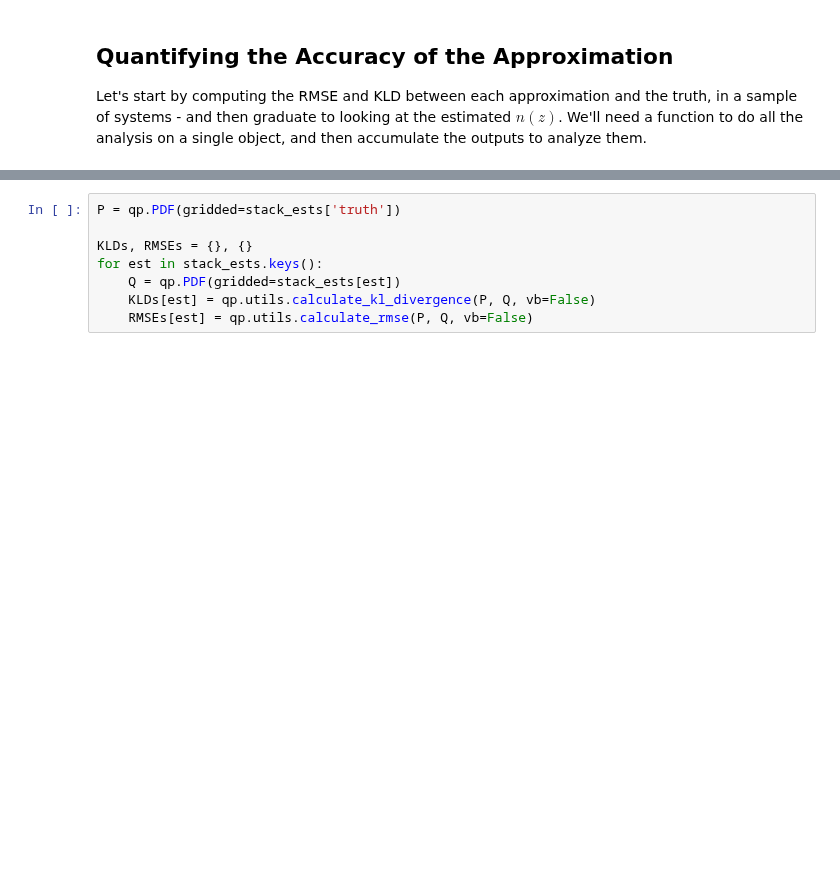
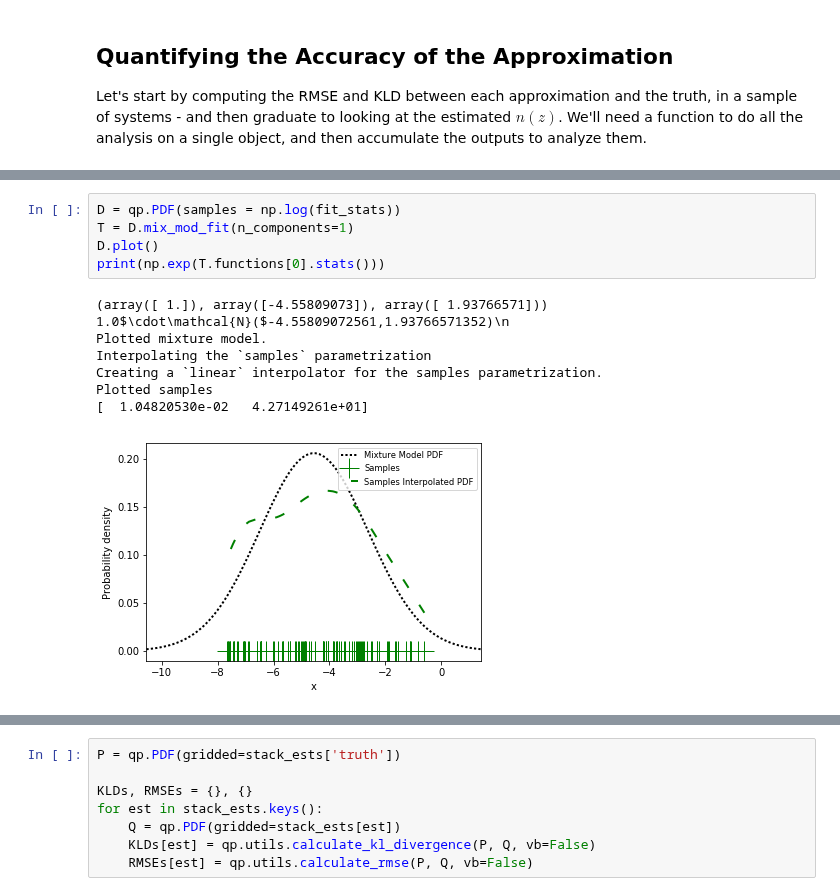
Before and after one commit to aimalz/qp, a Jupyter notebook: docs/desc-0000-qp-photo-z_approximation/research/data_exploration.ipynb, the cells around one changed output, grey strips where cells are left out. Cells and saved outputs as stored; diff of their text form; blank space fills up the shorter version.

```diff
--- a/docs/desc-0000-qp-photo-z_approximation/research/data_exploration.ipynb
+++ b/docs/desc-0000-qp-photo-z_approximation/research/data_exploration.ipynb
@@ -181,3 +202,17 @@ results = analyze(pdfs_to_use, 2, z, 10)
+# %%
+D = qp.PDF(samples = np.log(fit_stats))
+T = D.mix_mod_fit(n_components=1)
+D.plot()
+print(np.exp(T.functions[0].stats()))
+# %% [output]
+(array([ 1.]), array([-4.55809073]), array([ 1.93766571]))
+1.0$\cdot\mathcal{N}($-4.55809072561,1.93766571352)\n
+Plotted mixture model.
+Interpolating the `samples` parametrization
+Creating a `linear` interpolator for the samples parametrization.
+Plotted samples
+[  1.04820530e-02   4.27149261e+01]
+[figure, added]
 # %%
 stack_ests = {}
 for est in results.keys():
```
Also changed, not shown: parts of 15 cells of this notebook, 3 other files.
